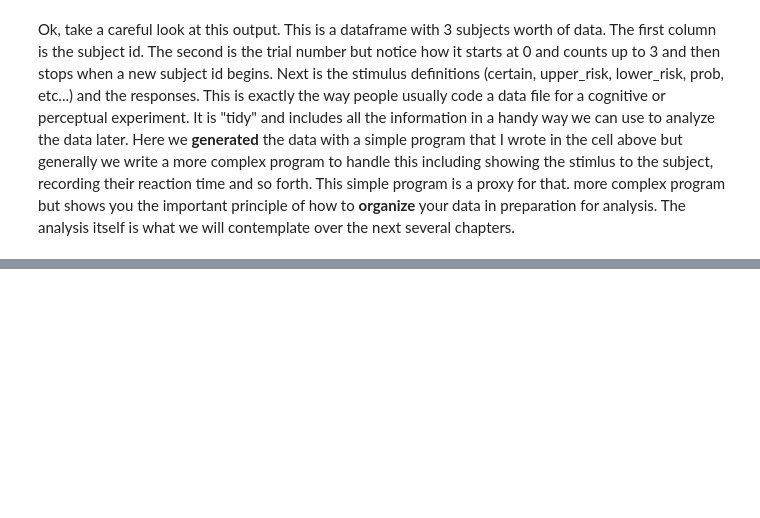
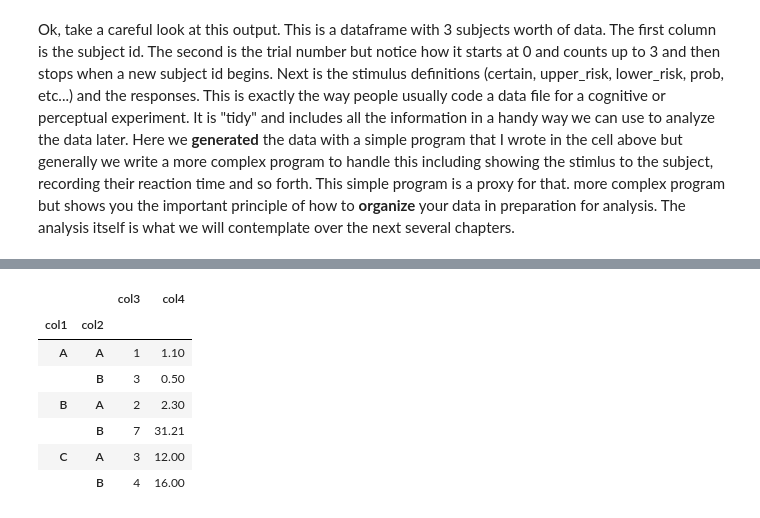
Before and after one commit to gureckis/nyu_lab_in_cognition, a Jupyter notebook: book/chapters/05/00-data.ipynb, the cells around one changed output, grey strips where cells are left out. Saved outputs shown, nothing was run; the diff lists cells and outputs as text; code cells hidden in the pictures; blank space fills up the shorter version.

```diff
--- a/book/chapters/05/00-data.ipynb
+++ b/book/chapters/05/00-data.ipynb
@@ -1294,0 +1487,11 @@ Ok, take a careful look at this output.  This is a dataframe with 3 subjects wor
+# %%
+sac_df_2.groupby(['col1','col2']).sum()
+# %% [output]
+|  |  | col3 | col4 |
+| col1 | col2 |  |  |
+| A | A | 1 | 1.10 |
+|  | B | 3 | 0.50 |
+| B | A | 2 | 2.30 |
+|  | B | 7 | 31.21 |
+| C | A | 3 | 12.00 |
+|  | B | 4 | 16.00 |
```
Also changed, not shown: parts of 31 cells of this notebook, 1 other file.
